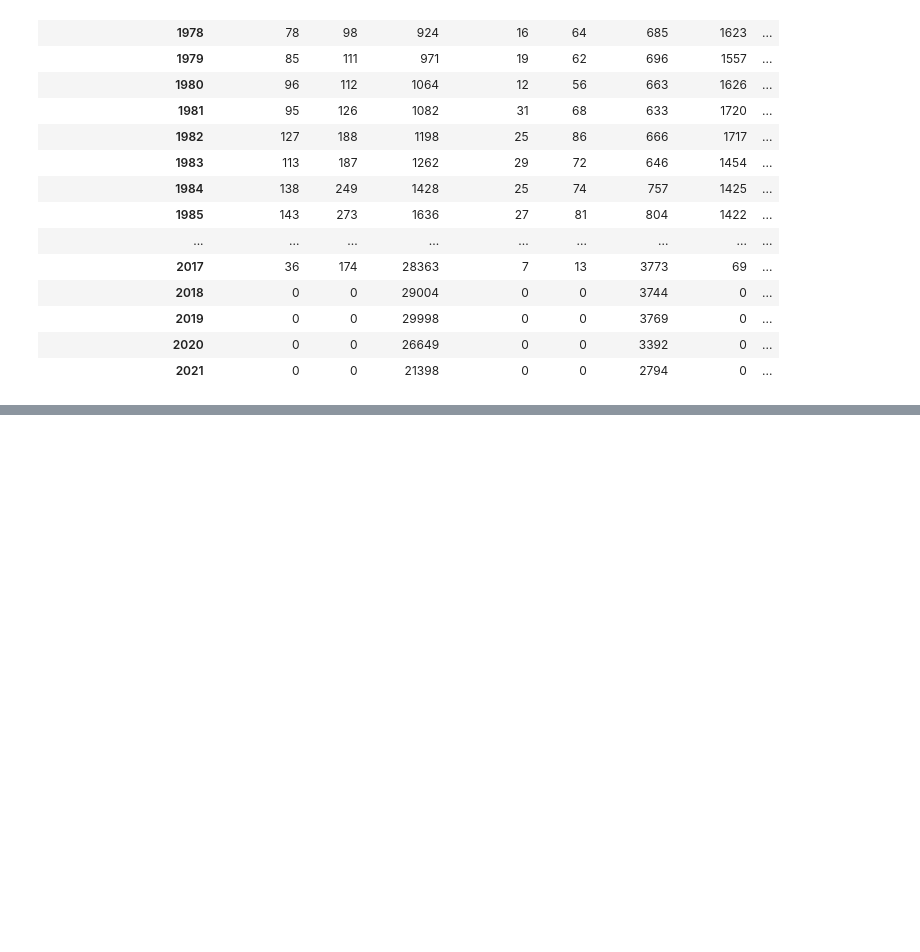
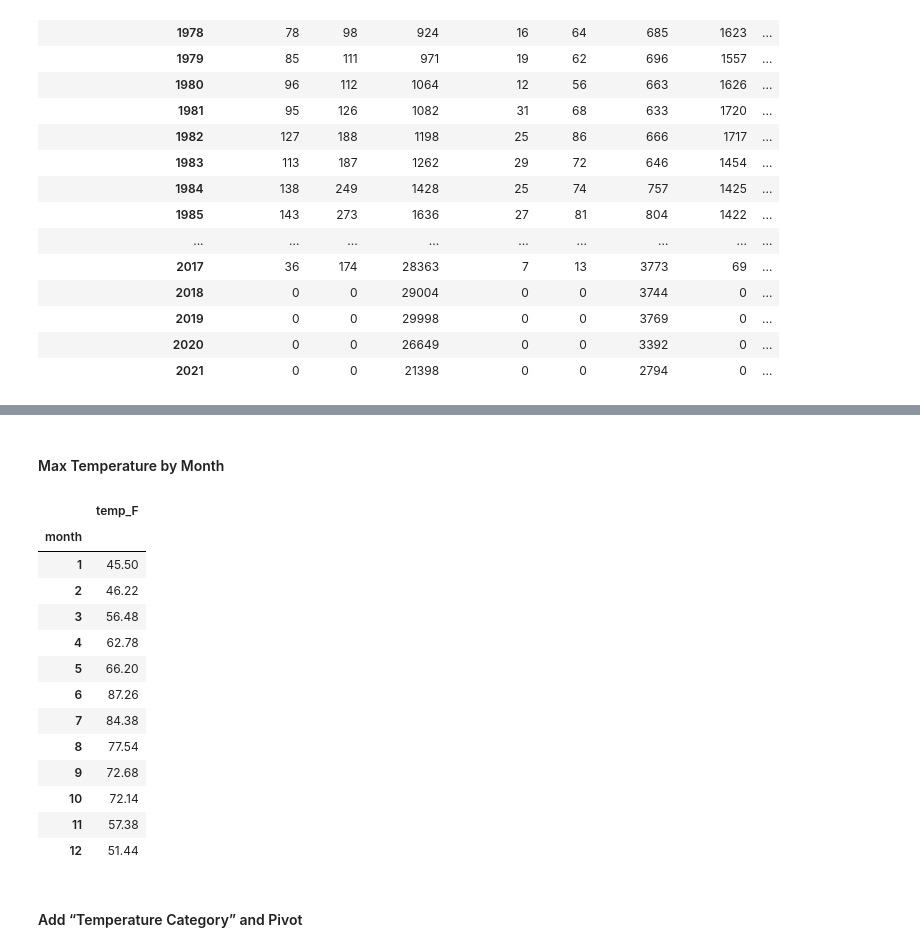
Before and after one commit to jieshu-wang-SBU/EST389_371_2026_spring, a Jupyter notebook: lectures/09-advanced_data_operations/09-01_Pivot_dataframes.ipynb, the cells around one changed output, grey strips where cells are left out. Drawn from its saved outputs; the diff is of its cells as text; code cells hidden in the pictures; blank space fills up the shorter version.

```diff
--- a/lectures/09-advanced_data_operations/09-01_Pivot_dataframes.ipynb
+++ b/lectures/09-advanced_data_operations/09-01_Pivot_dataframes.ipynb
@@ -203,0 +361,28 @@ pivot_wide
+# %% [markdown]
+#### Max Temperature by Month
+# %%
+pivot_3 = pd.pivot_table(
+    df,
+    values="temp_F",
+    index="month",
+    aggfunc="max"
+)
+
+pivot_3
+# %% [output]
+|  | temp_F |
+| month |  |
+| 1 | 45.50 |
+| 2 | 46.22 |
+| 3 | 56.48 |
+| 4 | 62.78 |
+| 5 | 66.20 |
+| 6 | 87.26 |
+| 7 | 84.38 |
+| 8 | 77.54 |
+| 9 | 72.68 |
+| 10 | 72.14 |
+| 11 | 57.38 |
+| 12 | 51.44 |
+# %% [markdown]
+#### Add “Temperature Category” and Pivot
```
Also changed, not shown: parts of 13 cells of this notebook.
